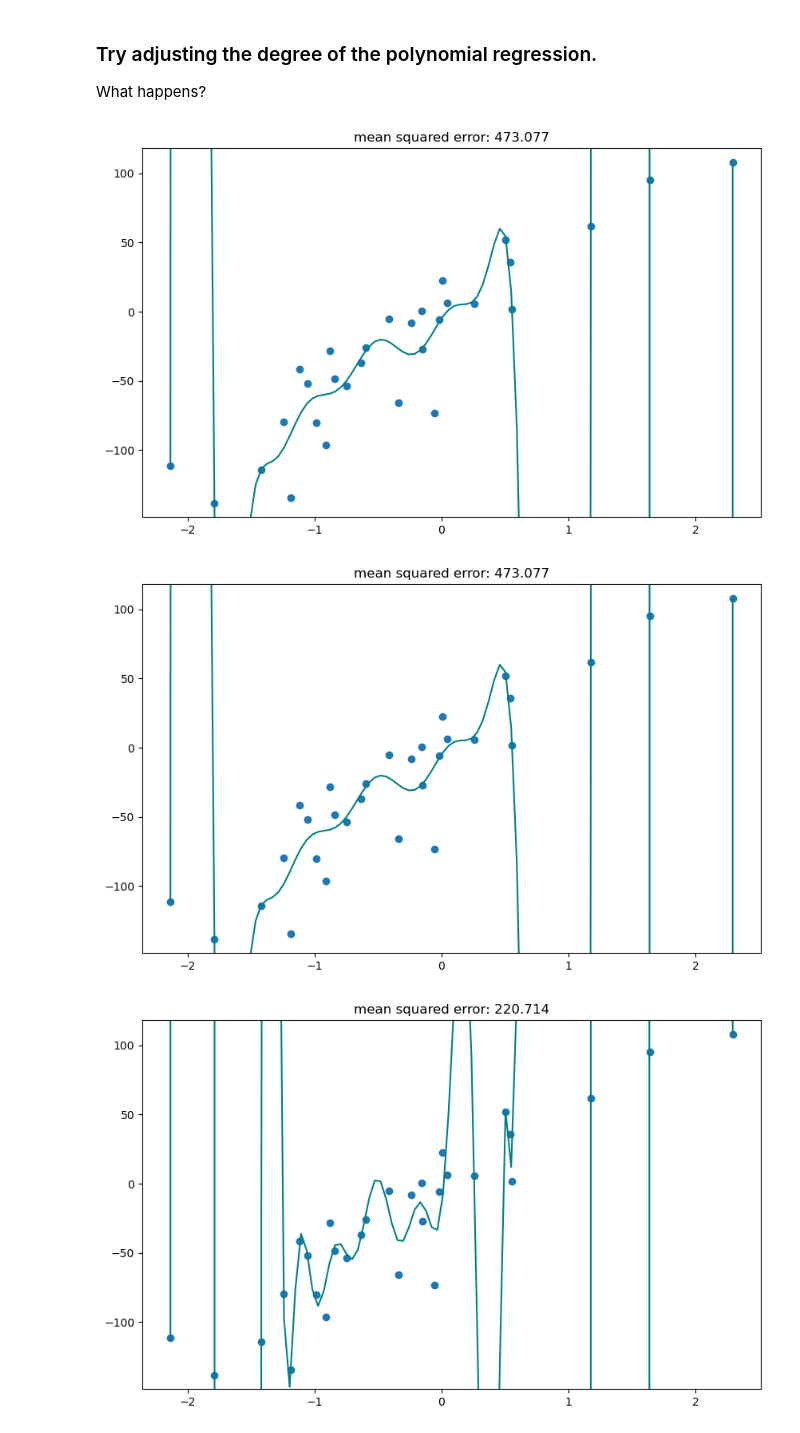
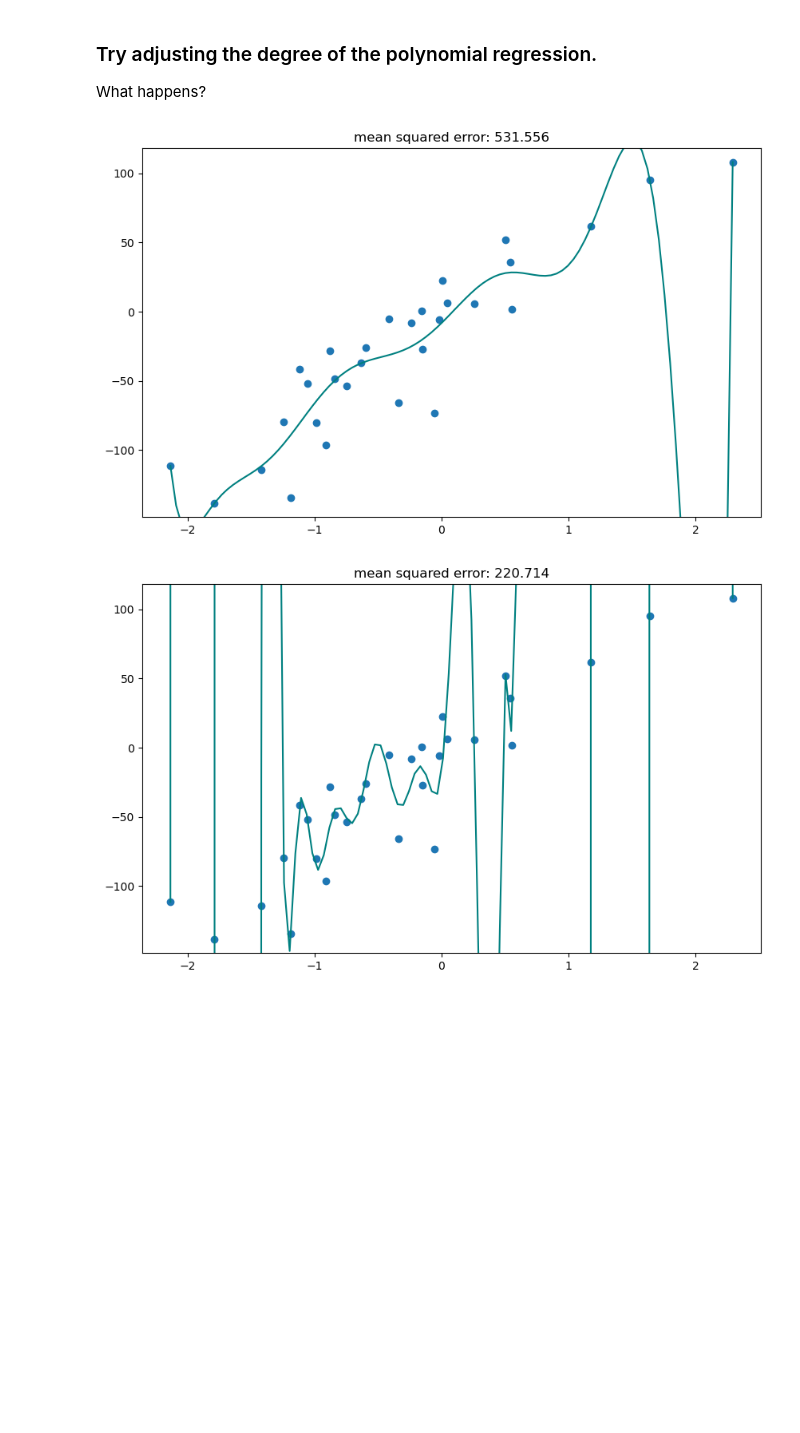
Before and after one commit to KyleSDeveloper/data-science-machine-learning-main, a Jupyter notebook: notebooks/01_linear_regression.ipynb, the cells around one changed output. Saved outputs shown, nothing was run; the diff lists cells and outputs as text; code cells hidden in the pictures; blank space fills up the shorter version.

```diff
--- a/notebooks/01_linear_regression.ipynb
+++ b/notebooks/01_linear_regression.ipynb
@@ -136,11 +132,10 @@ def plot_poly(degree = 3):
 
 What happens?
 # %%
-plot_poly(degree = 15)
+plot_poly(degree = 10)
 plt.show()
 # %% [output]
-[figure, old version]
+[figure, new version]
-[figure, removed]
 # %%
 plot_poly(degree = 20)
 plt.show()
```
Also changed, not shown: parts of 6 cells of this notebook.
